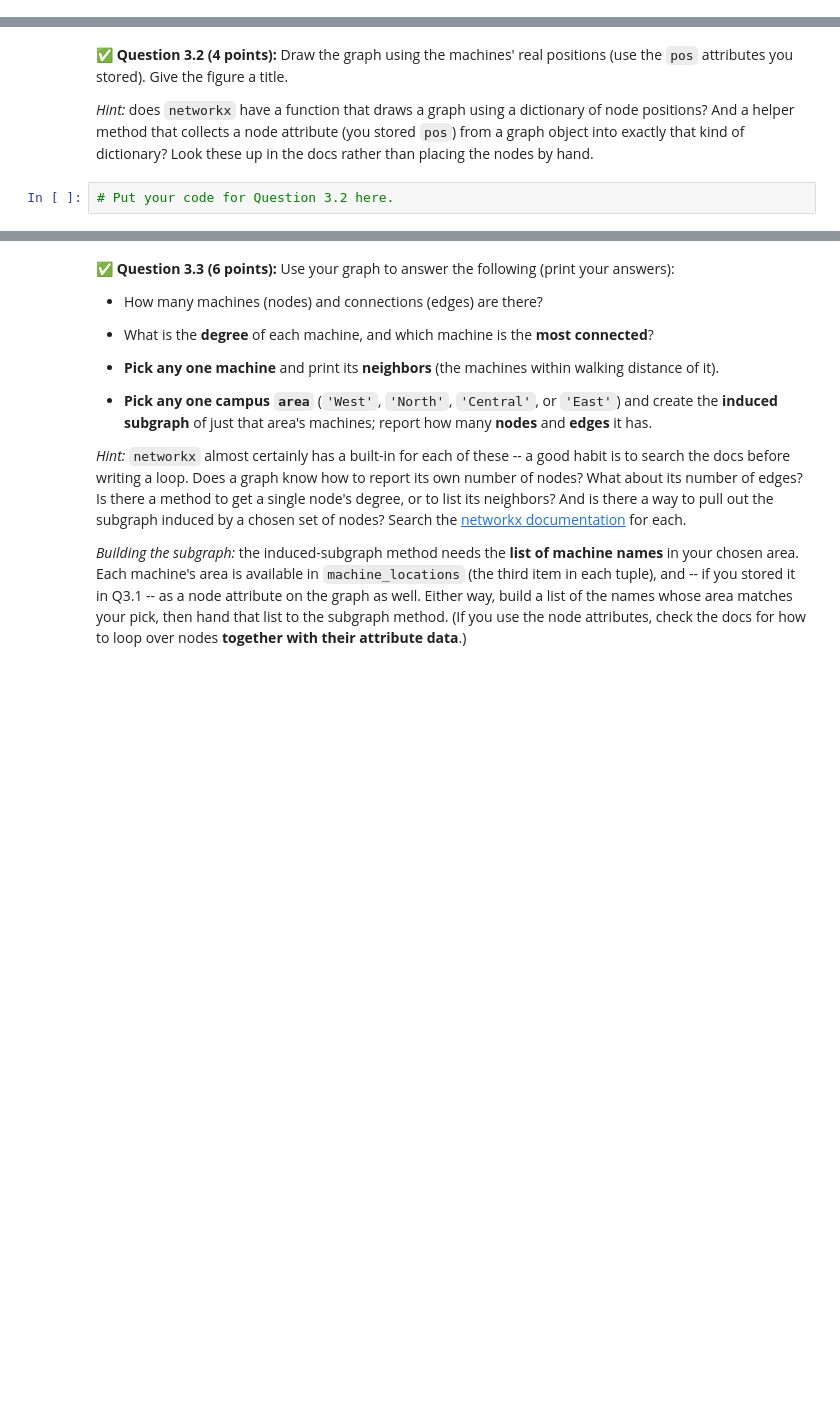
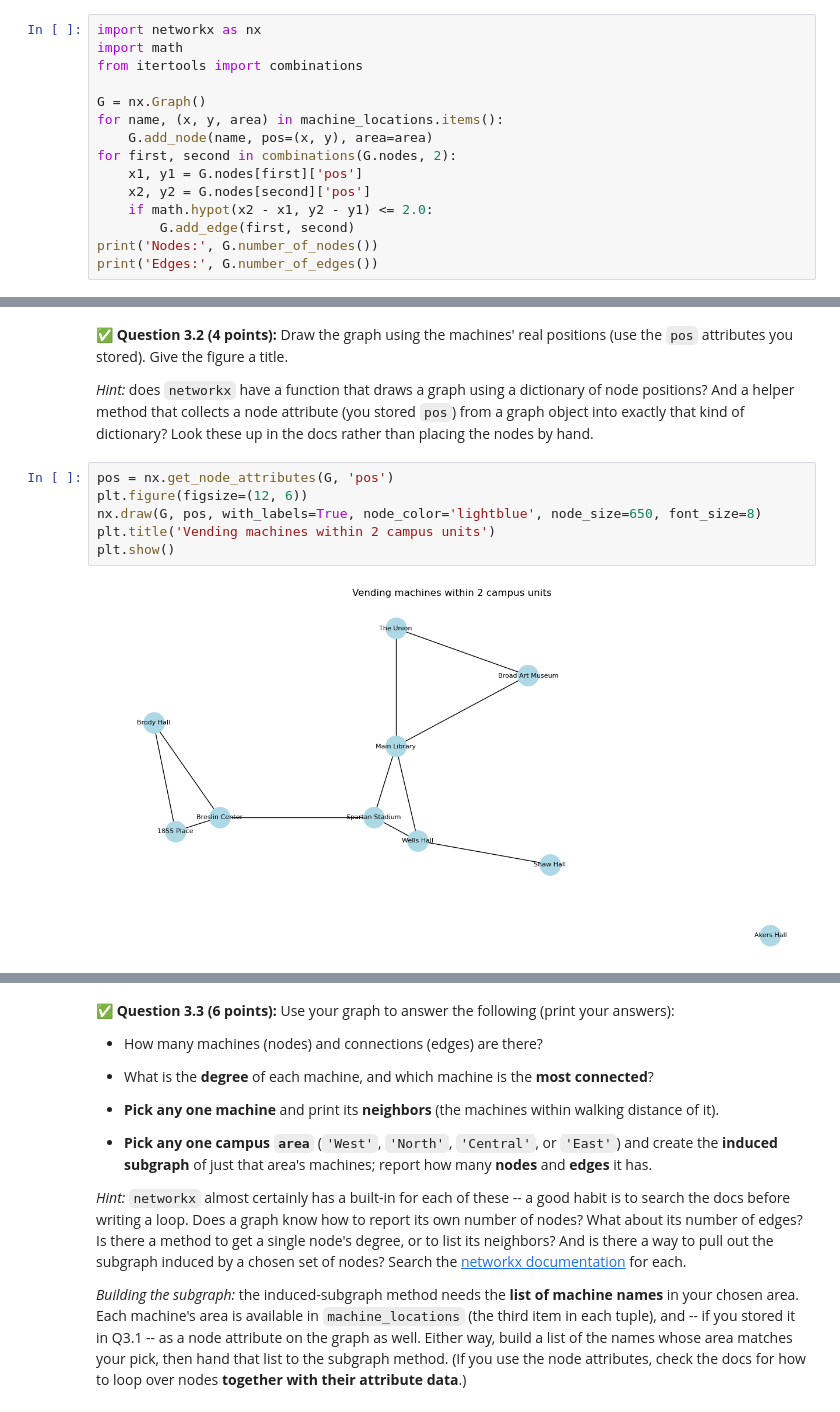
Before and after one commit to burlin25/CMSE202-f26-turnin, a Jupyter notebook: hw-02/HW02-ABMandGraphTheory-STUDENT.ipynb, the cells around one changed output, grey strips where cells are left out. Saved outputs shown, nothing was run; the diff lists cells and outputs as text; blank space fills up the shorter version.

```diff
--- a/hw-02/HW02-ABMandGraphTheory-STUDENT.ipynb
+++ b/hw-02/HW02-ABMandGraphTheory-STUDENT.ipynb
@@ -551,0 +550,15 @@ Print the number of nodes and edges.
+# %%
+import networkx as nx
+import math
+from itertools import combinations
+
+G = nx.Graph()
+for name, (x, y, area) in machine_locations.items():
+    G.add_node(name, pos=(x, y), area=area)
+for first, second in combinations(G.nodes, 2):
+    x1, y1 = G.nodes[first]['pos']
+    x2, y2 = G.nodes[second]['pos']
+    if math.hypot(x2 - x1, y2 - y1) <= 2.0:
+        G.add_edge(first, second)
+print('Nodes:', G.number_of_nodes())
+print('Edges:', G.number_of_edges())
@@ -559,8 +575,14 @@ Print the number of nodes and edges.
 attributes you stored). Give the figure a title.
 
 *Hint:* does `networkx` have a function that draws a graph using a dictionary of node positions? And a helper method that collects a node attribute (you stored `pos`) from a graph object into exactly that kind of dictionary? Look these up in the docs rather than placing the nodes by hand.
-# %%
-# Put your code for Question 3.2 here.
+# %%
+pos = nx.get_node_attributes(G, 'pos')
+plt.figure(figsize=(12, 6))
+nx.draw(G, pos, with_labels=True, node_color='lightblue', node_size=650, font_size=8)
+plt.title('Vending machines within 2 campus units')
+plt.show()
+# %% [output]
+[figure, added]
 # %% [markdown]
 <!-- END QUESTION -->
 <!-- DO NOT MODIFY OR DELETE THIS CELL -->
```
Also changed, not shown: parts of 16 cells of this notebook.
